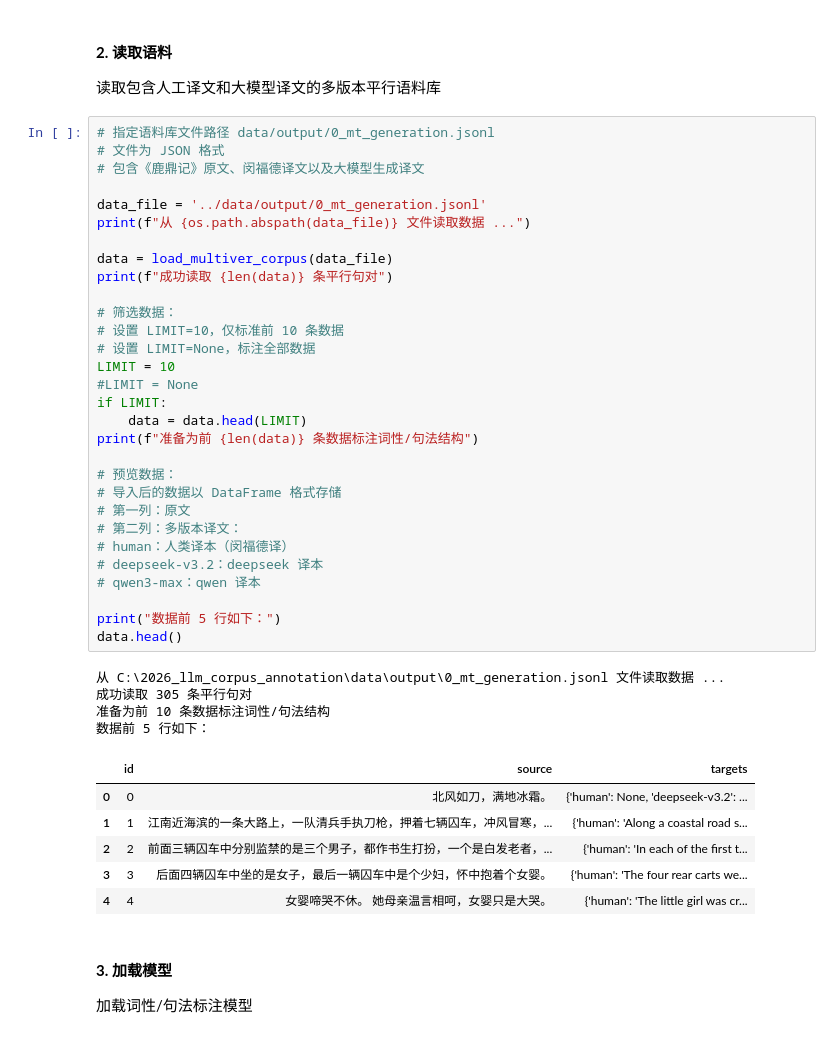
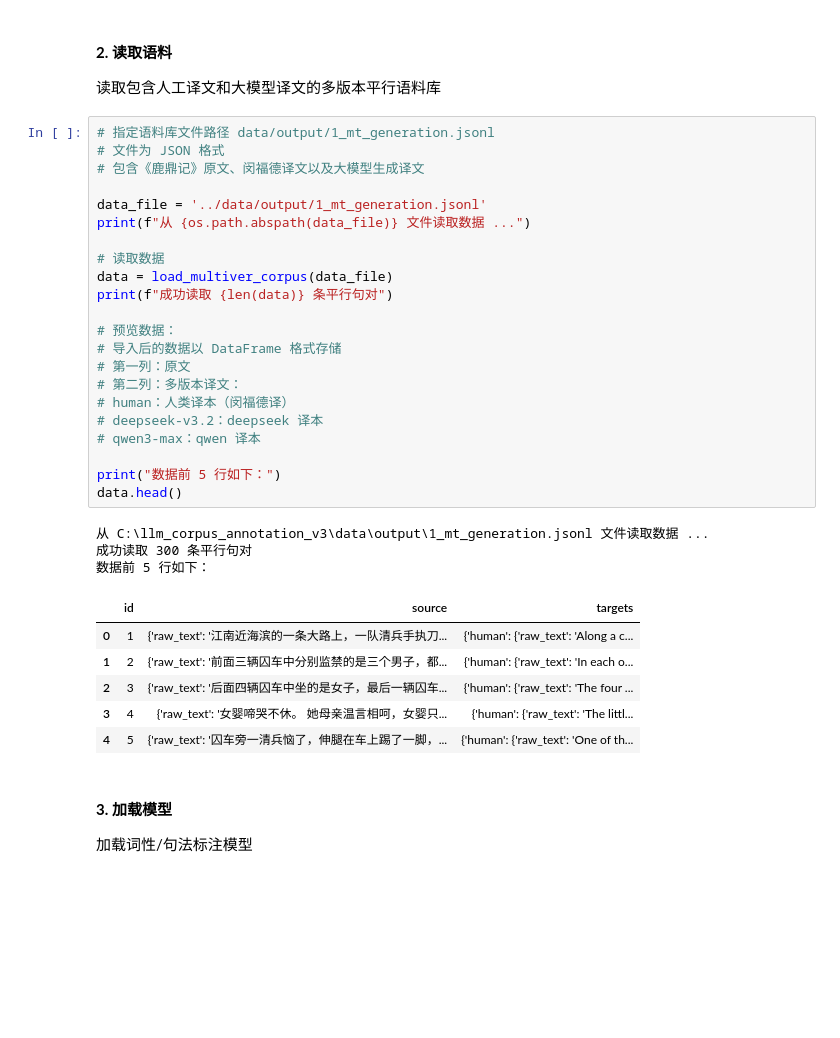
Before and after one commit to bfsujason/llm_corpus_annotation, a Jupyter notebook: notebook/2_Syntax_Annotation.ipynb, the cells around one changed output. Cells and saved outputs as stored; diff of their text form; blank space fills up the shorter version.

```diff
--- a/notebook/2_Syntax_Annotation.ipynb
+++ b/notebook/2_Syntax_Annotation.ipynb
@@ -26,46 +19,37 @@ from src.annotator.syntax_annotation import SyntaxAnnotator
 
 读取包含人工译文和大模型译文的多版本平行语料库
 # %%
-# 指定语料库文件路径 data/output/0_mt_generation.jsonl
+# 指定语料库文件路径 data/output/1_mt_generation.jsonl
 # 文件为 JSON 格式
 # 包含《鹿鼎记》原文、闵福德译文以及大模型生成译文
 
-data_file = '../data/output/0_mt_generation.jsonl'
+data_file = '../data/output/1_mt_generation.jsonl'
 print(f"从 {os.path.abspath(data_file)} 文件读取数据 ...")
 
+# 读取数据
 data = load_multiver_corpus(data_file)
 print(f"成功读取 {len(data)} 条平行句对")
-
-# 筛选数据：
-# 设置 LIMIT=10，仅标准前 10 条数据
-# 设置 LIMIT=None，标注全部数据
-LIMIT = 10
-#LIMIT = None
-if LIMIT:
-    data = data.head(LIMIT)
-print(f"准备为前 {len(data)} 条数据标注词性/句法结构")
 
 # 预览数据：
 # 导入后的数据以 DataFrame 格式存储
 # 第一列：原文
 # 第二列：多版本译文：
 # human：人类译本（闵福德译）
 # deepseek-v3.2：deepseek 译本
 # qwen3-max：qwen 译本
 
 print("数据前 5 行如下：")
 data.head()
 # %% [output]
-从 C:\2026_llm_corpus_annotation\data\output\0_mt_generation.jsonl 文件读取数据 ...
-成功读取 305 条平行句对
-准备为前 10 条数据标注词性/句法结构
+从 C:\llm_corpus_annotation_v3\data\output\1_mt_generation.jsonl 文件读取数据 ...
+成功读取 300 条平行句对
 数据前 5 行如下：
 |  | id | source | targets |
-| 0 | 0 | 北风如刀，满地冰霜。 | {'human': None, 'deepseek-v3.2': ... |
-| 1 | 1 | 江南近海滨的一条大路上，一队清兵手执刀枪，押着七辆囚车，冲风冒寒，... | {'human': 'Along a coastal road s... |
-| 2 | 2 | 前面三辆囚车中分别监禁的是三个男子，都作书生打扮，一个是白发老者，... | {'human': 'In each of the first t... |
-| 3 | 3 | 后面四辆囚车中坐的是女子，最后一辆囚车中是个少妇，怀中抱着个女婴。 | {'human': 'The four rear carts we... |
-| 4 | 4 | 女婴啼哭不休。 她母亲温言相呵，女婴只是大哭。 | {'human': 'The little girl was cr... |
+| 0 | 1 | {'raw_text': '江南近海滨的一条大路上，一队清兵手执刀... | {'human': {'raw_text': 'Along a c... |
+| 1 | 2 | {'raw_text': '前面三辆囚车中分别监禁的是三个男子，都... | {'human': {'raw_text': 'In each o... |
+| 2 | 3 | {'raw_text': '后面四辆囚车中坐的是女子，最后一辆囚车... | {'human': {'raw_text': 'The four ... |
+| 3 | 4 | {'raw_text': '女婴啼哭不休。 她母亲温言相呵，女婴只... | {'human': {'raw_text': 'The littl... |
+| 4 | 5 | {'raw_text': '囚车旁一清兵恼了，伸腿在车上踢了一脚，... | {'human': {'raw_text': 'One of th... |
 # %% [markdown]
 #### **3. 加载模型**
 
```
Also changed, not shown: parts of 11 cells of this notebook, 29 other files.
